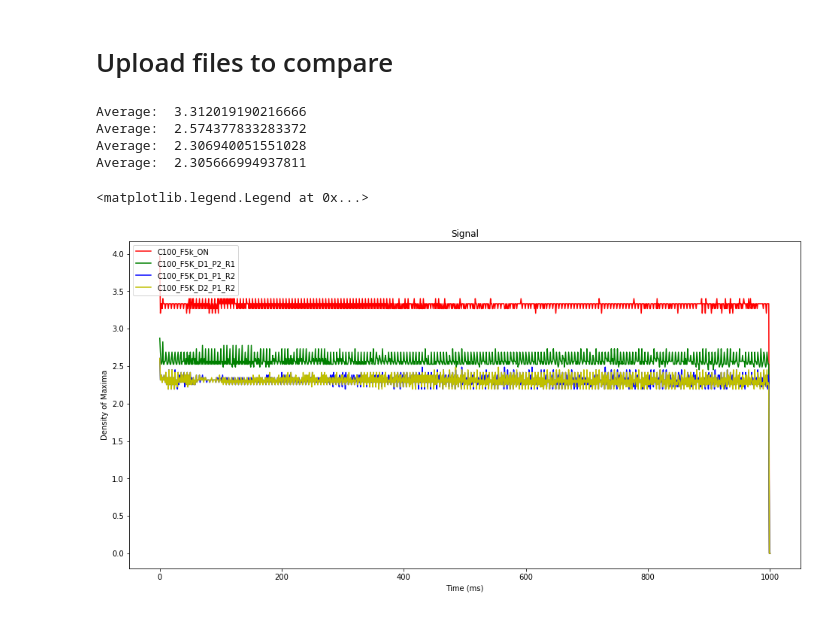
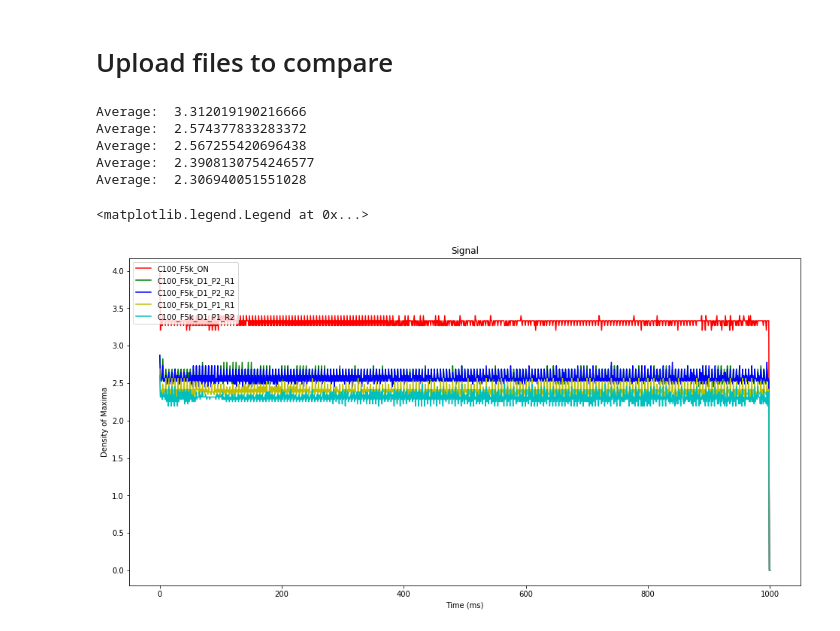
Before and after one commit to maelso/eolica, a Jupyter notebook: sacdm.ipynb, the cells around one changed output. Saved outputs shown, nothing was run; the diff lists cells and outputs as text; code cells hidden in the pictures.

```diff
--- a/sacdm.ipynb
+++ b/sacdm.ipynb
@@ -58,27 +58,30 @@ def sac_dm(filename, GROUP_SIZE):
 # Upload files to compare
 # %%
 sac = sac_dm("dados/C100_F5k_ON.txt", 1000)
-sac2 = sac_dm("dados/C100_F5K_D1_P2_R1.txt", 1000)
-sac3 = sac_dm("dados/C100_F5K_D1_P1_R2.txt", 1000)
-sac4 = sac_dm("dados/C100_F5K_D2_P1_R2.txt", 1000)
+sac2 = sac_dm("dados/C100_F5k_D1_P2_R1.txt", 1000)
+sac3 = sac_dm("dados/C100_F5k_D1_P2_R2.txt", 1000)
+sac4 = sac_dm("dados/C100_F5k_D1_P1_R1.txt", 1000)
+sac5 = sac_dm("dados/C100_F5k_D1_P1_R2.txt", 1000)
 # %% [output]
 Average:  3.312019190216666
 Average:  2.574377833283372
+Average:  2.567255420696438
+Average:  2.3908130754246577
 Average:  2.306940051551028
-Average:  2.305666994937811
 # %%
 fig = plt.figure(figsize=(16, 8))
 
 plt.ylabel('Density of Maxima')
 plt.xlabel('Time (ms)')
 ax = fig.add_subplot(111)
 ax.set_title("Signal")
 ax.plot(sac,color='r', label='C100_F5k_ON')
-ax.plot(sac2,color='g', label='C100_F5K_D1_P2_R1')
-ax.plot(sac3,color='b', label='C100_F5K_D1_P1_R2')
-ax.plot(sac4,color='y', label='C100_F5K_D2_P1_R2')
+ax.plot(sac2,color='g', label='C100_F5k_D1_P2_R1')
+ax.plot(sac3,color='b', label='C100_F5k_D1_P2_R2')
+ax.plot(sac4,color='y', label='C100_F5k_D1_P1_R1')
+ax.plot(sac5,color='c', label='C100_F5k_D1_P1_R2')
 
-ax.legend(['C100_F5k_ON', 'C100_F5K_D1_P2_R1', 'C100_F5K_D1_P1_R2', 'C100_F5K_D2_P1_R2'], loc='upper left')
+ax.legend(['C100_F5k_ON', 'C100_F5k_D1_P2_R1', 'C100_F5k_D1_P2_R2', 'C100_F5k_D1_P1_R1', 'C100_F5k_D1_P1_R2'], loc='upper left')
 # %% [output]
 <matplotlib.legend.Legend at 0x...>
-[figure, old version]
+[figure, new version]
```
Also changed, not shown: 8 other files.
